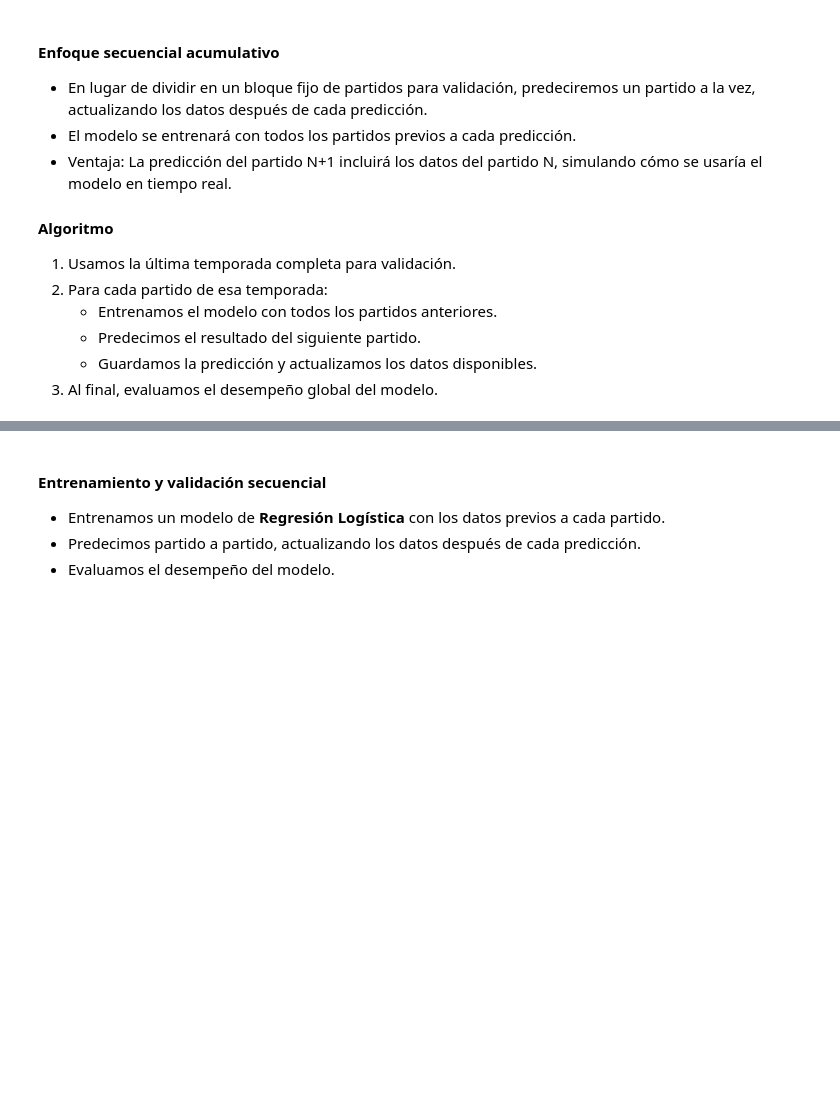
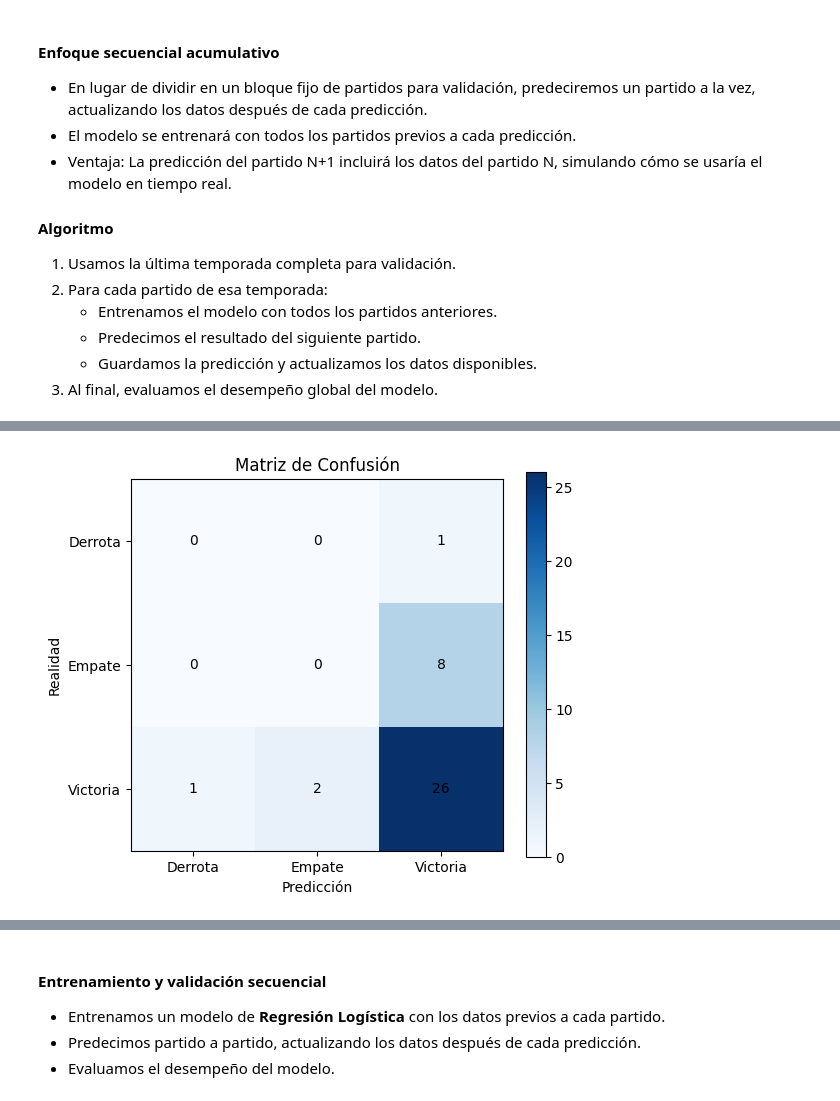
Before and after one commit to anaigs/tfg_inso_github, a Jupyter notebook: code/models/modelos_lineales/regresion_logistica.ipynb, the cells around one changed output, grey strips where cells are left out. Drawn from its saved outputs; the diff is of its cells as text; code cells hidden in the pictures; blank space fills up the shorter version.

```diff
--- a/code/models/modelos_lineales/regresion_logistica.ipynb
+++ b/code/models/modelos_lineales/regresion_logistica.ipynb
@@ -191,30 +205,81 @@ y_real_seq = []
 scaler = StandardScaler()
 X_train_scaled = scaler.fit_transform(X_train_init)
 # %%
-# Iterar sobre los partidos de validación de manera secuencial
-for i in range(n_validacion):
-    # Entrenar el modelo con todos los partidos anteriores
-    # Definir y entrenar el modelo de Regresión Logística
-    model = LogisticRegression(solver='lbfgs', max_iter=1000, random_state=42)
-    model.fit(X_train_scaled, y_train_init)
+# Hiperparámetros del modelo
+max_iter = 1000
+solver = "lbfgs"
 
-    # Obtener el partido a predecir
-    X_next = X_val_seq.iloc[i:i+1]  # Tomamos solo el siguiente partido
-    y_next = y_val_seq.iloc[i]  # Resultado real del partido
+with mlflow.start_run(run_name="real_madrid_logreg_seq"):
+    mlflow.log_param("model_type", "Logistic Regression")
+    mlflow.log_param("approach", "Sequential Validation")
+    mlflow.log_param("team", "Real Madrid")
+    mlflow.log_param("max_iter", max_iter)
+    mlflow.log_param("solver", solver)
 
-    # Escalar con los mismos parámetros del entrenamiento
-    X_next_scaled = scaler.transform(X_next)
+    # Iterar sobre los partidos de validación de manera secuencial
+    for i in range(n_validacion):
+        # Entrenar el modelo con todos los partidos anteriores
+        model = LogisticRegression(solver=solver, max_iter=max_iter, random_state=42)
+        model.fit(X_train_scaled, y_train_init)
 
-    # Predecir el partido
-    y_pred_next = model.predict(X_next_scaled)[0]
+        # Obtener el partido a predecir
+        X_next = X_val_seq.iloc[i:i+1]
+        y_next = y_val_seq.iloc[i]
 
-    # Guardar la predicción y el resultado real
-    y_pred_seq.append(y_pred_next)
-    y_real_seq.append(y_next)
+        # Escalar con los mismos parámetros del entrenamiento
+        X_next_scaled = scaler.transform(X_next)
 
-    # Agregar el partido actual al conjunto de entrenamiento para la siguiente iteración
-    X_train_init = pd.concat([X_train_init, X_next])
-    y_train_init = pd.concat([y_train_init, pd.Series([y_next])])
+        # Predecir el partido
+        y_pred_next = model.predict(X_next_scaled)[0]
 
-    # Volver a escalar los datos con la nueva información incluida
-    X_train_scaled = scaler.fit_transform(X_train_init)
+        # Guardar la predicción y el resultado real
+        y_pred_seq.append(y_pred_next)
+        y_real_seq.append(y_next)
+
+        # Agregar el partido actual al conjunto de entrenamiento para la siguiente iteración
+        X_train_init = pd.concat([X_train_init, X_next])
+        y_train_init = pd.concat([y_train_init, pd.Series([y_next])])
+
+        # Volver a escalar los datos con la nueva información incluida
+        X_train_scaled = scaler.fit_transform(X_train_init)
+
+    # Evaluación del desempeño global
+    accuracy = accuracy_score(y_real_seq, y_pred_seq)
+    precision = precision_score(y_real_seq, y_pred_seq, average="weighted", zero_division=0)
+    recall = recall_score(y_real_seq, y_pred_seq, average="weighted", zero_division=0)
+    f1 = f1_score(y_real_seq, y_pred_seq, average="weighted", zero_division=0)
+
+    # Registrar métricas en MLflow
+    mlflow.log_metric("accuracy", accuracy)
+    mlflow.log_metric("precision", precision)
+    mlflow.log_metric("recall", recall)
+    mlflow.log_metric("f1_score", f1)
+
+    # Reporte de clasificación
+    report = classification_report(y_real_seq, y_pred_seq, labels=[-1, 0, 1], target_names=["Derrota (-1)", "Empate (0)", "Victoria (1)"])
+    print(f"Accuracy del modelo en validación secuencial: {accuracy:.4f}")
+    print("\nReporte de clasificación:\n", report)
+
+    # Matriz de confusión
+    conf_matrix = confusion_matrix(y_real_seq, y_pred_seq, labels=[-1, 0, 1])
+
+    # Visualizar la matriz de confusión
+    plt.figure(figsize=(6, 5))
+    plt.imshow(conf_matrix, cmap="Blues", interpolation="nearest")
+    plt.colorbar()
+    plt.xticks([0, 1, 2], ["Derrota", "Empate", "Victoria"])
+    plt.yticks([0, 1, 2], ["Derrota", "Empate", "Victoria"])
+    plt.xlabel("Predicción")
+    plt.ylabel("Realidad")
+    plt.title("Matriz de Confusión")
+
+    # Mostrar los valores dentro de la matriz
+    for i in range(3):
+        for j in range(3):
+            plt.text(j, i, conf_matrix[i, j], ha="center", va="center", color="black")
+
+    plt.show()
+
+    # Guardar el modelo en MLflow
+    mlflow.sklearn.log_model(model, "logistic_regression_model")
+# %% [output]
@@ -220,0 +298 @@ for i in range(n_validacion):
+[figure, added]
```
Also changed, not shown: parts of 41 cells of this notebook.
